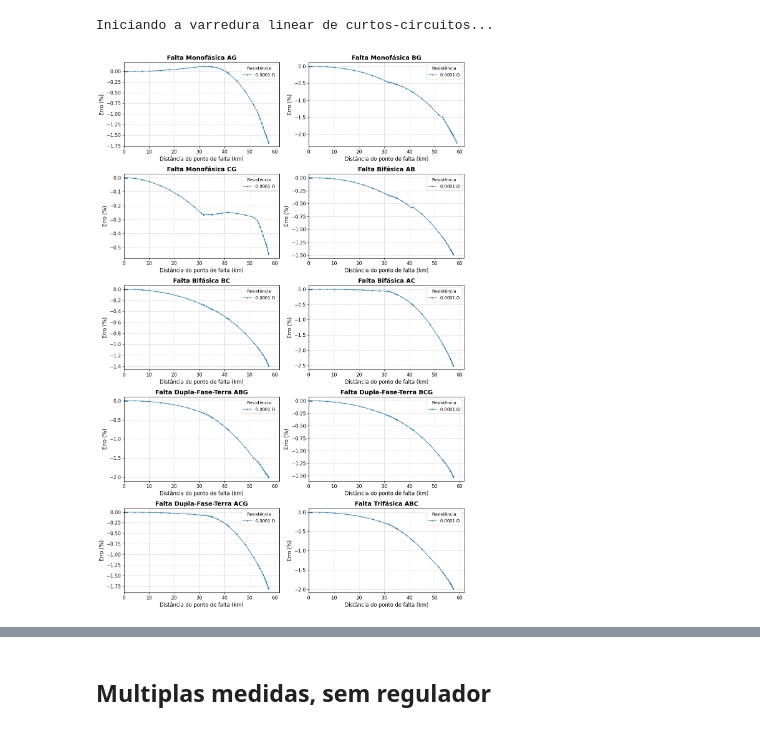
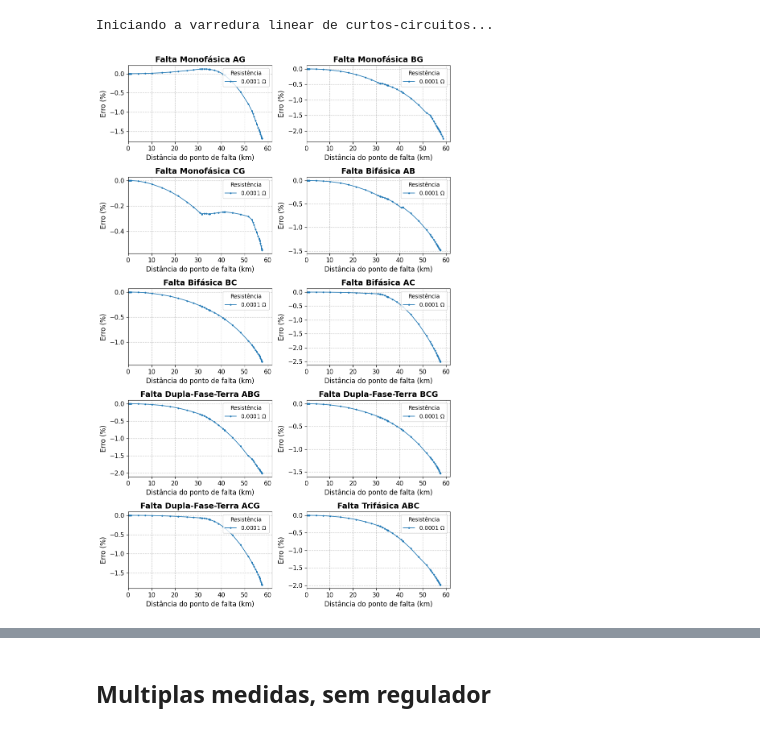
Before and after one commit to LuisFelipeCSouza/tcc-luis-felipe, a Jupyter notebook: notebooks/ieee-34-node-testes-modelo-algoritmo.ipynb, the cells around one changed output, grey strips where cells are left out. Saved outputs shown, nothing was run; the diff lists cells and outputs as text; code cells hidden in the pictures.

```diff
--- a/notebooks/ieee-34-node-testes-modelo-algoritmo.ipynb
+++ b/notebooks/ieee-34-node-testes-modelo-algoritmo.ipynb
@@ -67,7 +68,7 @@ def plot_erro(df6, simulador):
     # --- 3. GERAÇÃO DO GRID DE GRÁFICOS ---
     # Cria a figura e a matriz de eixos (5 linhas x 2 colunas)
     # Aumentamos o figsize verticalmente para os gráficos não ficarem esmagados
-    fig, axes = plt.subplots(nrows=5, ncols=2, figsize=(12, 18))
+    fig, axes = plt.subplots(nrows=5, ncols=2, figsize=(9, 14))
 
     # Achata a matriz 2D de eixos para uma lista 1D, facilitando o loop
     axes = axes.flatten()
@@ -244,90 +245,6 @@ df3 = localizador.df.copy()
 # %% [output]
 Iniciando a varredura linear de curtos-circuitos...
 # %%
-mapa_faltas = {
-    'at': 'Falta Monofásica AG', 'bt': 'Falta Monofásica BG', 'ct': 'Falta Monofásica CG',
-    'ab': 'Falta Bifásica AB', 'bc': 'Falta Bifásica BC', 'ac': 'Falta Bifásica AC',
-    'abt': 'Falta Dupla-Fase-Terra ABG', 'bct': 'Falta Dupla-Fase-Terra BCG', 'act': 'Falta Dupla-Fase-Terra ACG',
-    'abc': 'Falta Trifásica ABC'
-}
-
-# Lista de linhas do ramal principal
-ramal_principal = simulador.topology.get_main_branch()
-markers = ['o', 's', 'D', '^', 'v']
-
-# Configuração rigorosa do Matplotlib preservada
-plt.rcParams["font.family"] = "DejaVu Sans"
-plt.rcParams['axes.labelsize'] = 12
-plt.rcParams['axes.titlesize'] = 14
-plt.rcParams['xtick.labelsize'] = 11
-plt.rcParams['ytick.labelsize'] = 11
-plt.rcParams['legend.fontsize'] = 10
-
-results_df = localizador.df.copy()
-
-# --- 2. EXTRAÇÃO DE PARÂMETROS DINÂMICOS ---
-col_resistencia = 'r_f' if 'r_f' in results_df.columns else 'r'
-resistencias_simuladas = sorted(results_df[col_resistencia].unique())
-
-# Calcula o limite máximo do eixo X
-limite_x_km = (results_df[results_df['linha_faltosa'].isin(ramal_principal)]['distancia'].max() / 1000.0) * 1.05
-
-# --- 3. GERAÇÃO DO GRID DE GRÁFICOS ---
-# Cria a figura e a matriz de eixos (5 linhas x 2 colunas)
-# Aumentamos o figsize verticalmente para os gráficos não ficarem esmagados
-fig, axes = plt.subplots(nrows=5, ncols=2, figsize=(12, 18))
-
-# Achata a matriz 2D de eixos para uma lista 1D, facilitando o loop
-axes = axes.flatten()
-
-for ax, (tipo_falta, titulo_grafico) in zip(axes, mapa_faltas.items()):
-
-    # Filtra apenas o tipo de falta atual e as linhas do ramal principal
-    df_tipo = results_df[(results_df['tipo'] == tipo_falta) & (results_df['linha_faltosa'].isin(ramal_principal))].copy()
-
-    # Tratamento caso a rede não possua alguma fase simulada (ex: falta CG num trecho sem fase C)
-    if df_tipo.empty:
-        ax.set_title(f"{titulo_grafico} (Sem dados simulados)")
-        ax.axis('off') # Esconde as bordas do gráfico vazio
-        continue
-
-    # Iterar sobre as resistências simuladas para criar cada curva
-    for i, res in enumerate(resistencias_simuladas):
-        df_plot = df_tipo[df_tipo[col_resistencia] == res].copy()
-        if df_plot.empty:
-            continue
-
-        # Converter metros para quilômetros
-        df_plot['distancia_km'] = df_plot['distancia'] / 1000.0
-
-        # ORDENAÇÃO: Impede que a linha do gráfico faça zigue-zague
-        df_plot = df_plot.sort_values(by='distancia_km')
-
-        # Plotando direto no eixo atual (ax) em vez de plt
-        marker_estilo = markers[i % len(markers)]
-        ax.plot(df_plot['distancia_km'],
-                df_plot['erro_percentual'],
-                marker=marker_estilo,
-                markersize=2,
-                linestyle='-',
-                linewidth=1.2,
-                label=f'{res} $\\Omega$')
-
-    # Configurações individuais do subplot atual
-    ax.set_title(titulo_grafico, fontweight='bold')
-    ax.set_xlim(0, limite_x_km)
-
-    # Adicionamos rótulos nos eixos
-    ax.set_xlabel("Distância do ponto de falta (km)")
-    ax.set_ylabel("Erro (%)")
-
-    ax.legend(title="Resistência", loc='upper right')
-    ax.grid(True, linestyle="--", alpha=0.7)
-
-# Ajusta automaticamente o espaçamento para que títulos e eixos não se sobreponham
-plt.tight_layout()
-
-# Exibe o grid na tela
-plt.show()
+plot_erro(df3, simulador)
 # %% [output]
-[figure, old version]
+[figure, new version]
```
Also changed, not shown: parts of 15 cells of this notebook.
